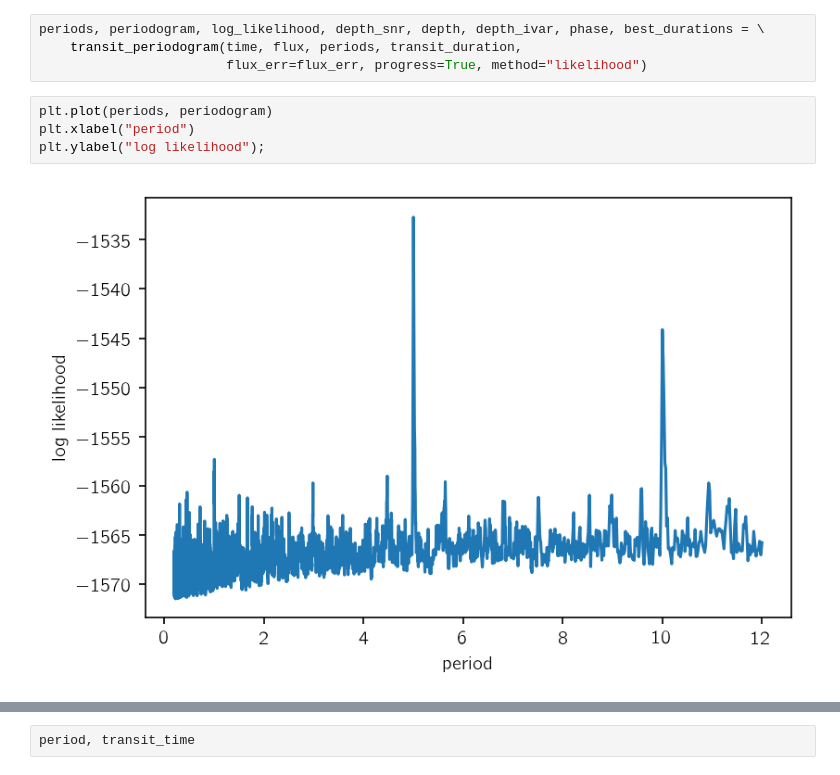
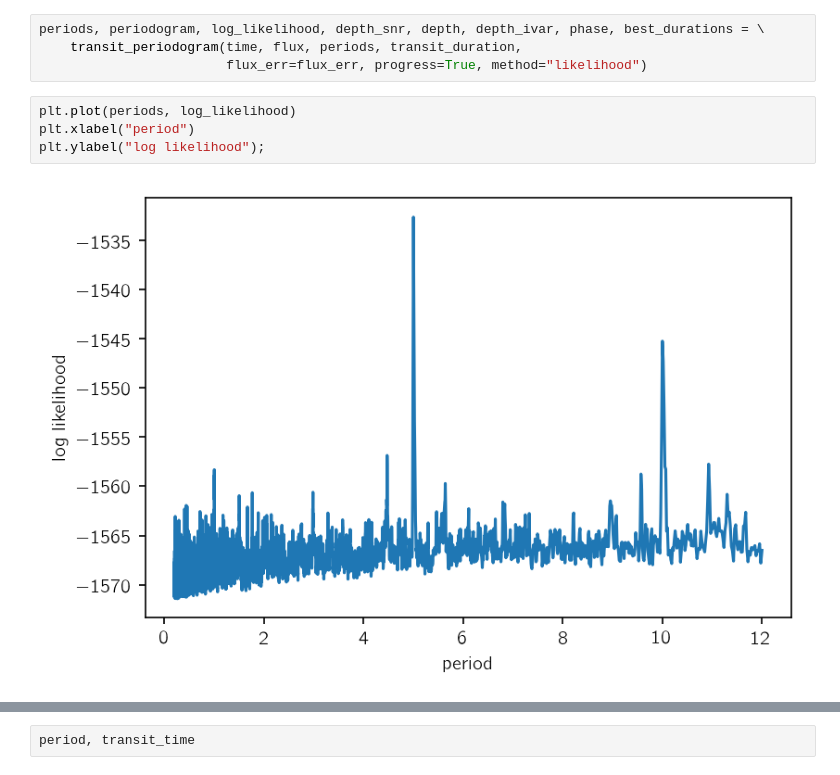
Before and after one commit to mirca/transit-periodogram, a Jupyter notebook: demo.ipynb, the cells around one changed output, grey strips where cells are left out. Cells and saved outputs as stored; diff of their text form.

```diff
--- a/demo.ipynb
+++ b/demo.ipynb
@@ -56,11 +54,11 @@ periods, periodogram, log_likelihood, depth_snr, depth, depth_ivar, phase, best_
     transit_periodogram(time, flux, periods, transit_duration,
                         flux_err=flux_err, progress=True, method="likelihood")
 # %%
-plt.plot(periods, periodogram)
+plt.plot(periods, log_likelihood)
 plt.xlabel("period")
 plt.ylabel("log likelihood");
 # %% [output]
-[figure, old version]
+[figure, new version]
 # %%
 plt.plot(periods, depth)
 plt.xlabel("period")
```
Also changed, not shown: parts of 7 cells of this notebook, 3 other files.
